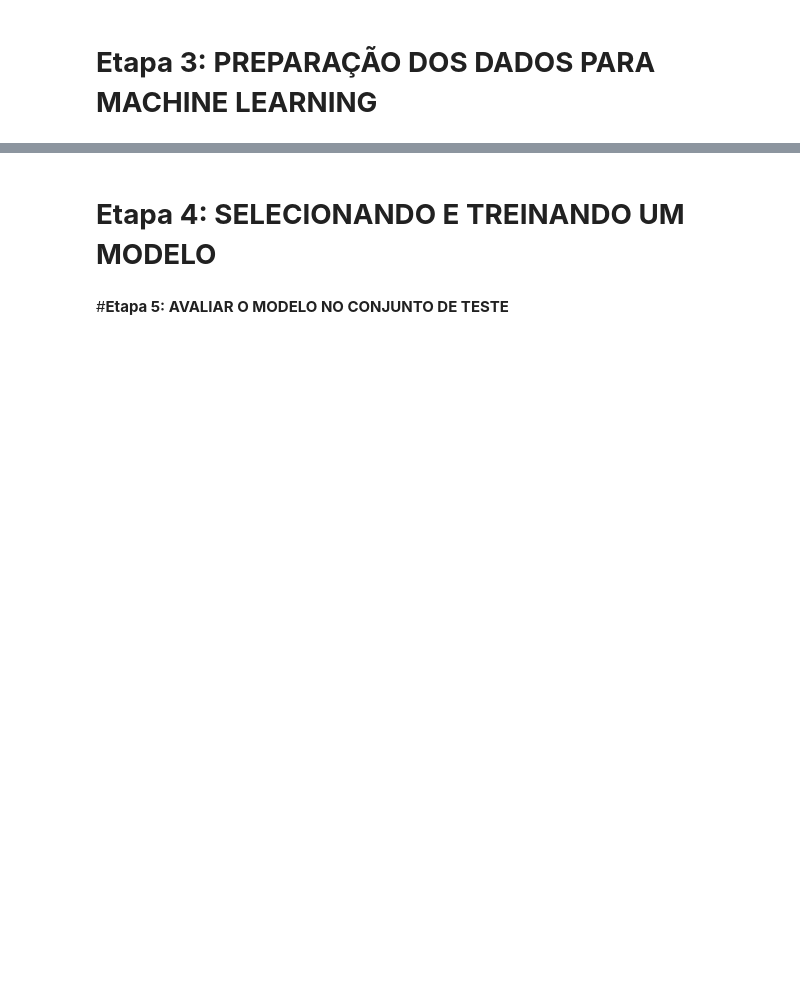
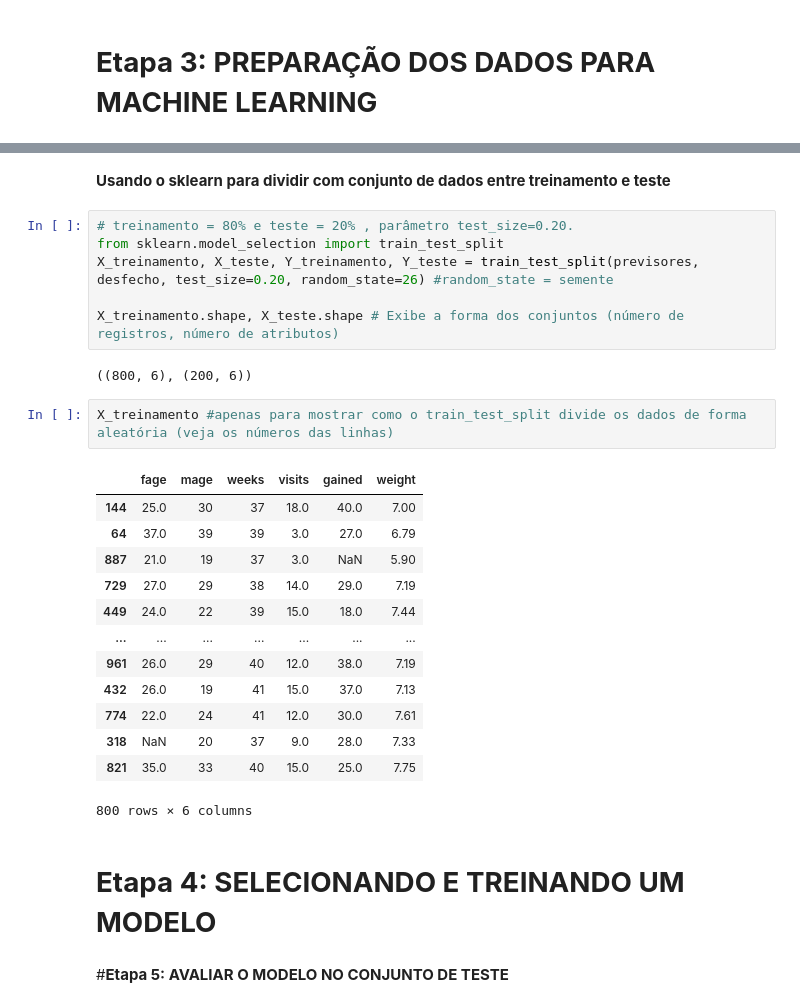
Before and after one commit to thallescotta/IntroducaoAnalisePreditivaEmSaudecomMachineLearning, a Jupyter notebook: Avaliacao_AV1_ML_Predicao_em_Saude_Grupo_1_Thalles,_Mariana,_Luciana_e_Rodrigo.ipynb, the cells around one changed output, grey strips where cells are left out. Drawn from its saved outputs; the diff is of its cells as text; blank space fills up the shorter version.

```diff
--- a/Avaliacao_AV1_ML_Predicao_em_Saude_Grupo_1_Thalles,_Mariana,_Luciana_e_Rodrigo.ipynb
+++ b/Avaliacao_AV1_ML_Predicao_em_Saude_Grupo_1_Thalles,_Mariana,_Luciana_e_Rodrigo.ipynb
@@ -91,3 +238,29 @@ university Consortium for Political and Social Research, 2016-10-07. doi: 10.388
+# %% [markdown]
+**Usando o sklearn para dividir com conjunto de dados entre treinamento e teste**
+# %%
+# treinamento = 80% e teste = 20% , parâmetro test_size=0.20.
+from sklearn.model_selection import train_test_split
+X_treinamento, X_teste, Y_treinamento, Y_teste = train_test_split(previsores, desfecho, test_size=0.20, random_state=26) #random_state = semente
+
+X_treinamento.shape, X_teste.shape # Exibe a forma dos conjuntos (número de registros, número de atributos)
+# %% [output]
+((800, 6), (200, 6))
+# %%
+X_treinamento #apenas para mostrar como o train_test_split divide os dados de forma aleatória (veja os números das linhas)
+# %% [output]
+|  | fage | mage | weeks | visits | gained | weight |
+| 144 | 25.0 | 30 | 37 | 18.0 | 40.0 | 7.00 |
+| 64 | 37.0 | 39 | 39 | 3.0 | 27.0 | 6.79 |
+| 887 | 21.0 | 19 | 37 | 3.0 | NaN | 5.90 |
+| 729 | 27.0 | 29 | 38 | 14.0 | 29.0 | 7.19 |
+| 449 | 24.0 | 22 | 39 | 15.0 | 18.0 | 7.44 |
+| ... | ... | ... | ... | ... | ... | ... |
+| 961 | 26.0 | 29 | 40 | 12.0 | 38.0 | 7.19 |
+| 432 | 26.0 | 19 | 41 | 15.0 | 37.0 | 7.13 |
+| 774 | 22.0 | 24 | 41 | 12.0 | 30.0 | 7.61 |
+| 318 | NaN | 20 | 37 | 9.0 | 28.0 | 7.33 |
+| 821 | 35.0 | 33 | 40 | 15.0 | 25.0 | 7.75 |
+800 rows × 6 columns
 # %% [markdown]
 # **Etapa 4: SELECIONANDO E TREINANDO UM MODELO**
 # %% [markdown]
```
Also changed, not shown: parts of 19 cells of this notebook.
